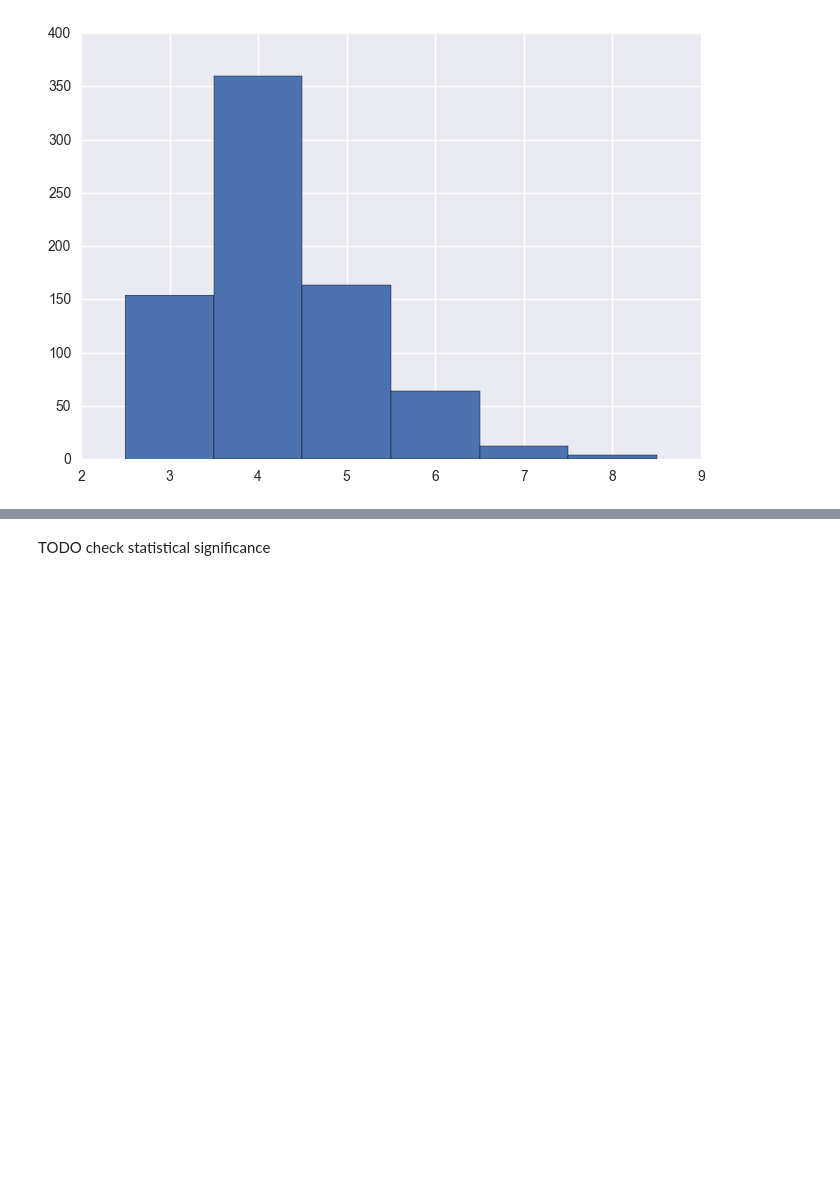
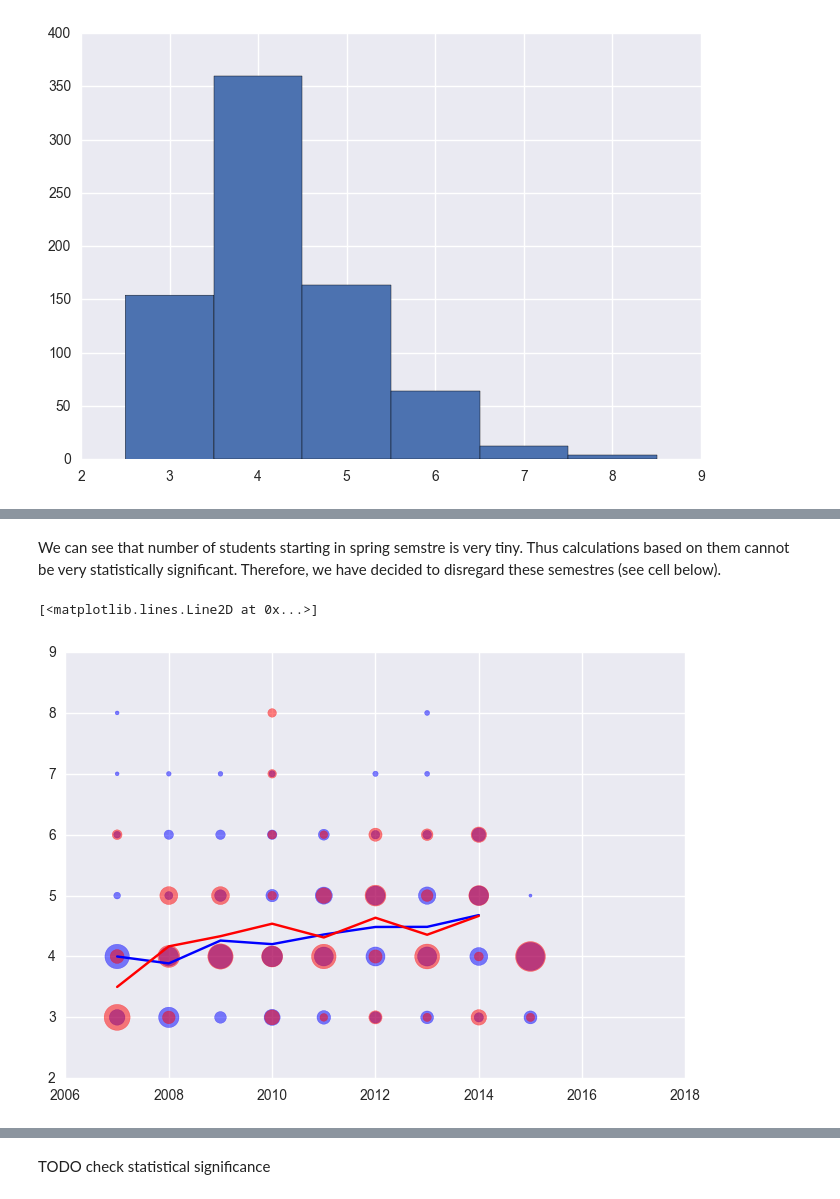
Before and after one commit to korcek-juraj/Homework, a Jupyter notebook: 02 - Data from the Web/Data from the Web.ipynb, the cells around one changed output, grey strips where cells are left out. Cells and saved outputs as stored; diff of their text form; code cells hidden in the pictures; blank space fills up the shorter version.

Commit message:
Ex2 and bonus pretty much done as well; statistical tests missing; more comments in the code and spellcheck necessary;

```diff
--- a/02 - Data from the Web/Data from the Web.ipynb
+++ b/02 - Data from the Web/Data from the Web.ipynb
@@ -603,0 +725,55 @@ plt.plot(years[:-2], average_over_years_f[:-2], color='r')
+# %% [markdown]
+We can see that number of students starting in spring semstre is very tiny. Thus calculations based on them cannot be very statistically significant. Therefore, we have decided to disregard these semestres (see cell below).
+# %%
+plt.figure()
+
+years = np.arange(2007, 2016 + 1)
+sems = np.arange(min_sems, max_sems + 1)
+size_m = np.zeros((len(years), len(sems)))
+size_f = np.zeros((len(years), len(sems)))
+for year, sem, gender in plot_data:
+    if year % 1 != 0:
+        continue
+    if gender == 1:
+        size_m[year - 2007, sem - min_sems] += 1
+    else:
+        size_f[year - 2007, sem - min_sems] += 1
+
+size_m_sum = size_m.sum(1)
+size_m_sum[size_m_sum == 0] = np.inf
+average_over_years_m = (size_m * np.arange(min_sems, max_sems + 1)).sum(1) / size_m_sum
+size_m = size_m / size_m_sum[:, None]
+
+size_f_sum = size_f.sum(1)
+size_f_sum[size_f_sum == 0] = np.inf
+average_over_years_f = (size_f * np.arange(min_sems, max_sems + 1)).sum(1) / size_f_sum
+size_f = size_f / size_f_sum[:, None]
+
+for sem in sems:
+    plt.scatter(years,
+                sem * np.ones(len(years)),
+                marker='o',
+                color='b',
+                alpha=0.5,
+                s=size_m[:,sem - min_sems] * 500
+               )
+
+    plt.scatter(years,
+                sem * np.ones(len(years)),
+                marker='o',
+                color='r',
+                alpha=0.5,
+                s=size_f[:,sem - min_sems] * 500
+               )
+
+no_of_last_sample_to_ignore = 1
+plt.plot(years[:-no_of_last_sample_to_ignore - 1], average_over_years_m[:-no_of_last_sample_to_ignore - 1], color='b')
+
+not_ok_ind = (average_over_years_f == 0).ravel().nonzero()[0]
+ok_ind = (average_over_years_f != 0).ravel().nonzero()[0]
+ok_val = average_over_years_f[average_over_years_f!=0]
+average_over_years_f[average_over_years_f==0] = np.interp(not_ok_ind, ok_ind, ok_val)
+plt.plot(years[:-no_of_last_sample_to_ignore - 1], average_over_years_f[:-no_of_last_sample_to_ignore - 1], color='r')
+# %% [output]
+[<matplotlib.lines.Line2D at 0x...>]
+[figure, added]
```
Also changed, not shown: parts of 22 cells of this notebook.
